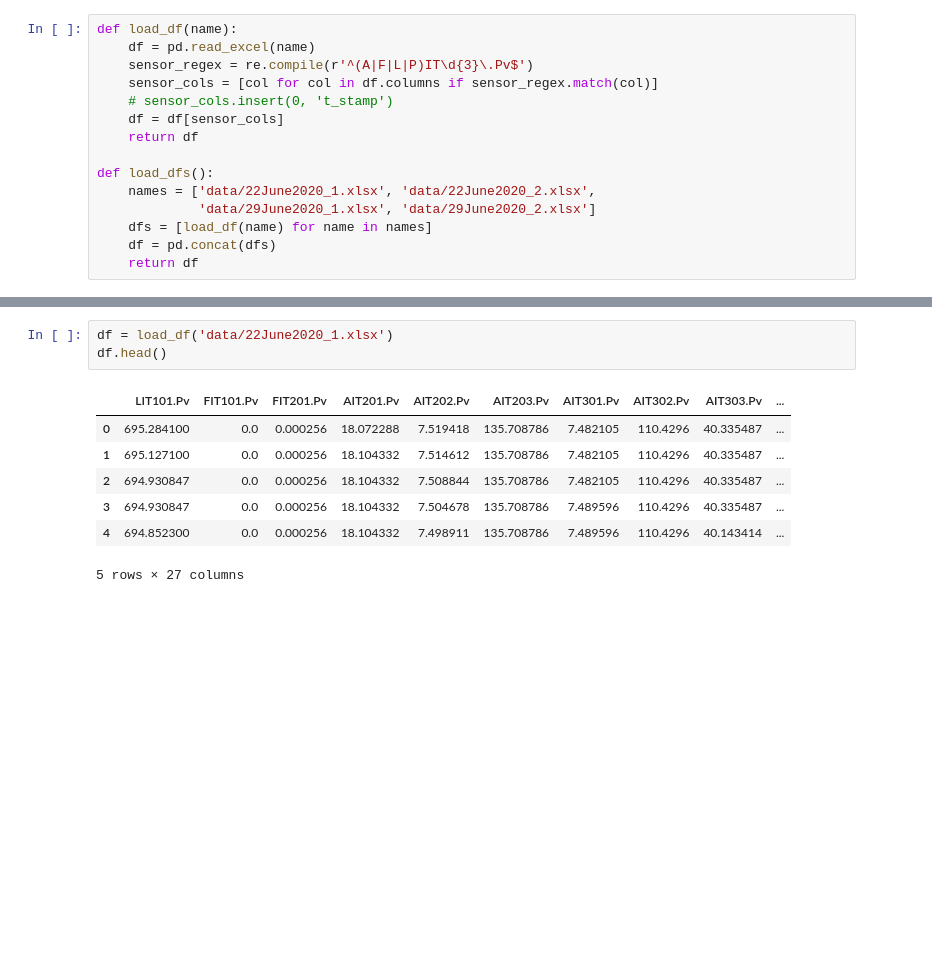
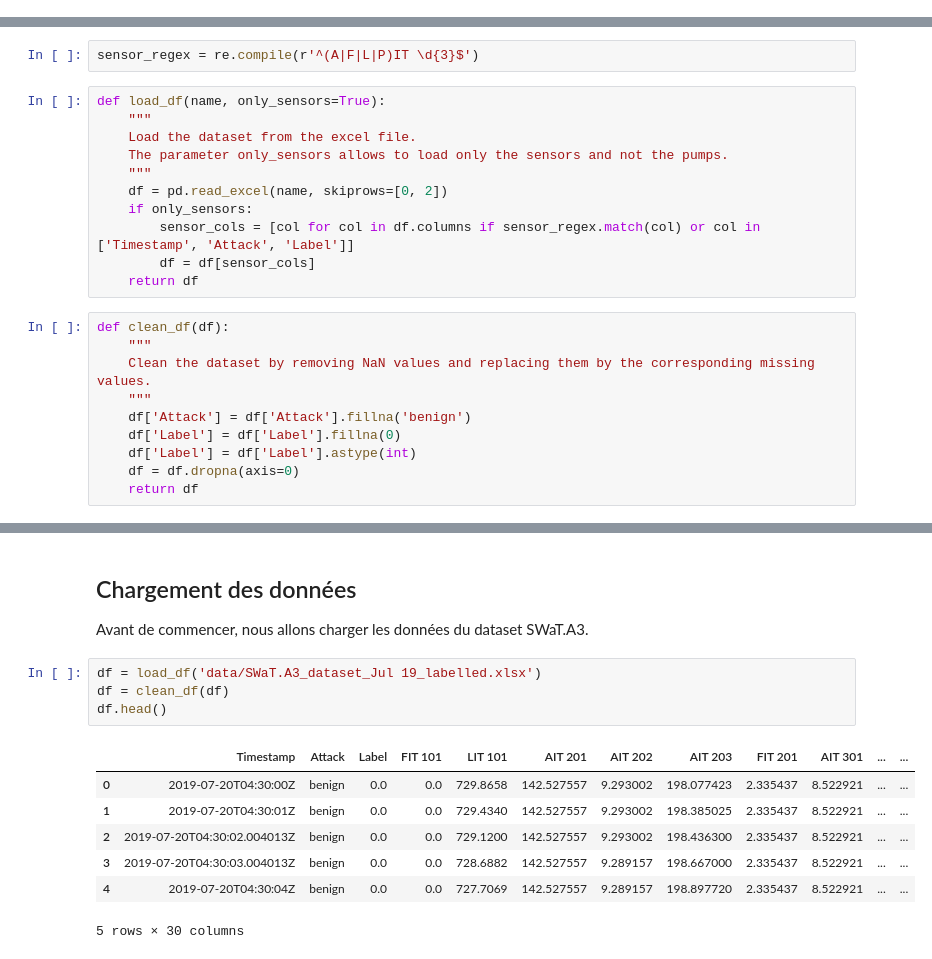
Before and after one commit to JunyiLi0/cyberml-project, a Jupyter notebook: projet.ipynb, the cells around one changed output, grey strips where cells are left out. Cells and saved outputs as stored; diff of their text form; blank space fills up the shorter version.

```diff
--- a/projet.ipynb
+++ b/projet.ipynb
@@ -6,17 +23,2 @@ from mlsecu.data_preparation_utils import *
 import re
 import matplotlib.pyplot as plt
-# %%
-def load_df(name):
-    df = pd.read_excel(name)
-    sensor_regex = re.compile(r'^(A|F|L|P)IT\d{3}\.Pv$')
-    sensor_cols = [col for col in df.columns if sensor_regex.match(col)]
-    # sensor_cols.insert(0, 't_stamp')
-    df = df[sensor_cols]
-    return df
-
-def load_dfs():
-    names = ['data/22June2020_1.xlsx', 'data/22June2020_2.xlsx',
-             'data/29June2020_1.xlsx', 'data/29June2020_2.xlsx']
-    dfs = [load_df(name) for name in names]
-    df = pd.concat(dfs)
-    return df
@@ -22,0 +29,23 @@ def load_dfs():
+# %%
+sensor_regex = re.compile(r'^(A|F|L|P)IT \d{3}$')
+# %%
+def load_df(name, only_sensors=True):
+    """
+    Load the dataset from the excel file.
+    The parameter only_sensors allows to load only the sensors and not the pumps.
+    """
+    df = pd.read_excel(name, skiprows=[0, 2])
+    if only_sensors:
+        sensor_cols = [col for col in df.columns if sensor_regex.match(col) or col in ['Timestamp', 'Attack', 'Label']]
+        df = df[sensor_cols]
+    return df
+# %%
+def clean_df(df):
+    """
+    Clean the dataset by removing NaN values and replacing them by the corresponding missing values.
+    """
+    df['Attack'] = df['Attack'].fillna('benign')
+    df['Label'] = df['Label'].fillna(0)
+    df['Label'] = df['Label'].astype(int)
+    df = df.dropna(axis=0)
+    return df
@@ -23,11 +158,16 @@ def load_dfs():
+# %% [markdown]
+## Chargement des données
+
+Avant de commencer, nous allons charger les données du dataset SWaT.A3.
 # %%
-df = load_df('data/22June2020_1.xlsx')
+df = load_df('data/SWaT.A3_dataset_Jul 19_labelled.xlsx')
+df = clean_df(df)
 df.head()
 # %% [output]
-|  | LIT101.Pv | FIT101.Pv | FIT201.Pv | AIT201.Pv | AIT202.Pv | AIT203.Pv | AIT301.Pv | AIT302.Pv | AIT303.Pv | ... |
-| 0 | 695.284100 | 0.0 | 0.000256 | 18.072288 | 7.519418 | 135.708786 | 7.482105 | 110.4296 | 40.335487 | ... |
-| 1 | 695.127100 | 0.0 | 0.000256 | 18.104332 | 7.514612 | 135.708786 | 7.482105 | 110.4296 | 40.335487 | ... |
-| 2 | 694.930847 | 0.0 | 0.000256 | 18.104332 | 7.508844 | 135.708786 | 7.482105 | 110.4296 | 40.335487 | ... |
-| 3 | 694.930847 | 0.0 | 0.000256 | 18.104332 | 7.504678 | 135.708786 | 7.489596 | 110.4296 | 40.335487 | ... |
-| 4 | 694.852300 | 0.0 | 0.000256 | 18.104332 | 7.498911 | 135.708786 | 7.489596 | 110.4296 | 40.143414 | ... |
+|  | Timestamp | Attack | Label | FIT 101 | LIT 101 | AIT 201 | AIT 202 | AIT 203 | FIT 201 | AIT 301 | ... | ... |
+| 0 | 2019-07-20T04:30:00Z | benign | 0.0 | 0.0 | 729.8658 | 142.527557 | 9.293002 | 198.077423 | 2.335437 | 8.522921 | ... | ... |
+| 1 | 2019-07-20T04:30:01Z | benign | 0.0 | 0.0 | 729.4340 | 142.527557 | 9.293002 | 198.385025 | 2.335437 | 8.522921 | ... | ... |
+| 2 | 2019-07-20T04:30:02.004013Z | benign | 0.0 | 0.0 | 729.1200 | 142.527557 | 9.293002 | 198.436300 | 2.335437 | 8.522921 | ... | ... |
+| 3 | 2019-07-20T04:30:03.004013Z | benign | 0.0 | 0.0 | 728.6882 | 142.527557 | 9.289157 | 198.667000 | 2.335437 | 8.522921 | ... | ... |
+| 4 | 2019-07-20T04:30:04Z | benign | 0.0 | 0.0 | 727.7069 | 142.527557 | 9.289157 | 198.897720 | 2.335437 | 8.522921 | ... | ... |
-5 rows × 27 columns
+5 rows × 30 columns
```
Also changed, not shown: parts of 26 cells of this notebook.
